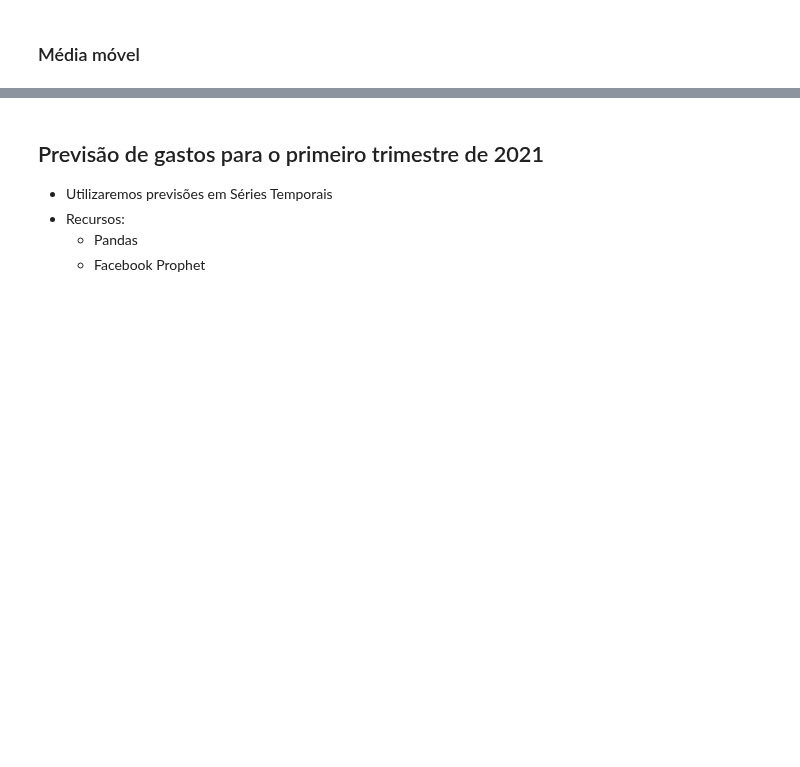
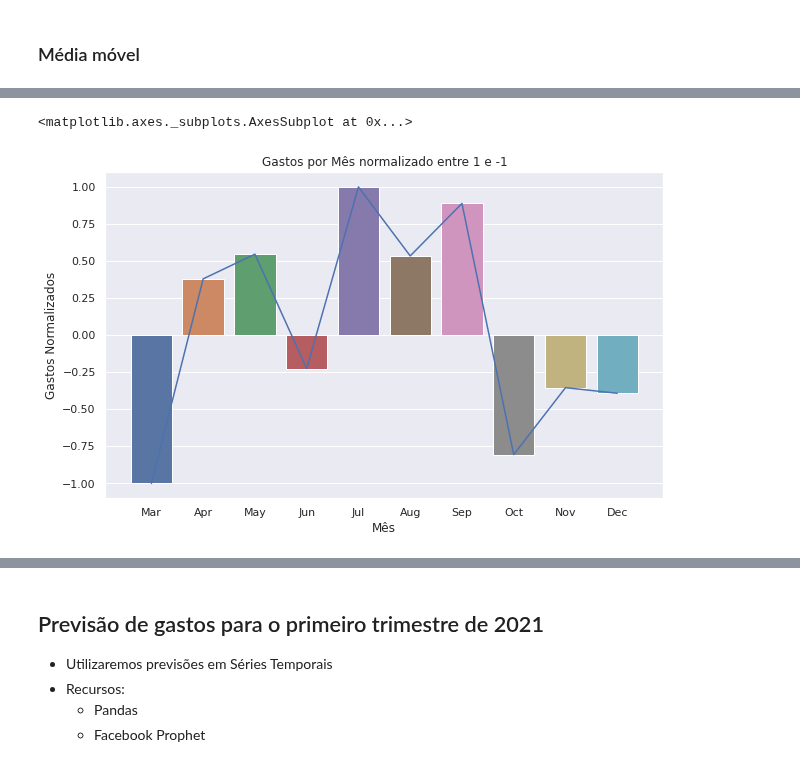
Before and after one commit to marcosw1998/Data-Science, a Jupyter notebook: Analysis_Notebook/covid_spends_brazil.ipynb, the cells around one changed output, grey strips where cells are left out. Saved outputs shown, nothing was run; the diff lists cells and outputs as text; code cells hidden in the pictures; blank space fills up the shorter version.

```diff
--- a/Analysis_Notebook/covid_spends_brazil.ipynb
+++ b/Analysis_Notebook/covid_spends_brazil.ipynb
@@ -751,0 +824,8 @@ Estatística descritiva de cada caso
+# %%
+ #Visão com valores normalizados entre -1 e 1
+plt.figure(figsize=(10,6))
+sns.barplot(x='month_name', y='gastos_norm', data=df).set(title='Gastos por Mês normalizado entre -1 e 1', xlabel='Mês', ylabel='Gastos Normalizados')
+sns.lineplot(x='month_name', y='gastos_norm', data=df)
+# %% [output]
+<matplotlib.axes._subplots.AxesSubplot at 0x...>
+[figure, added]
```
Also changed, not shown: parts of 28 cells of this notebook.
